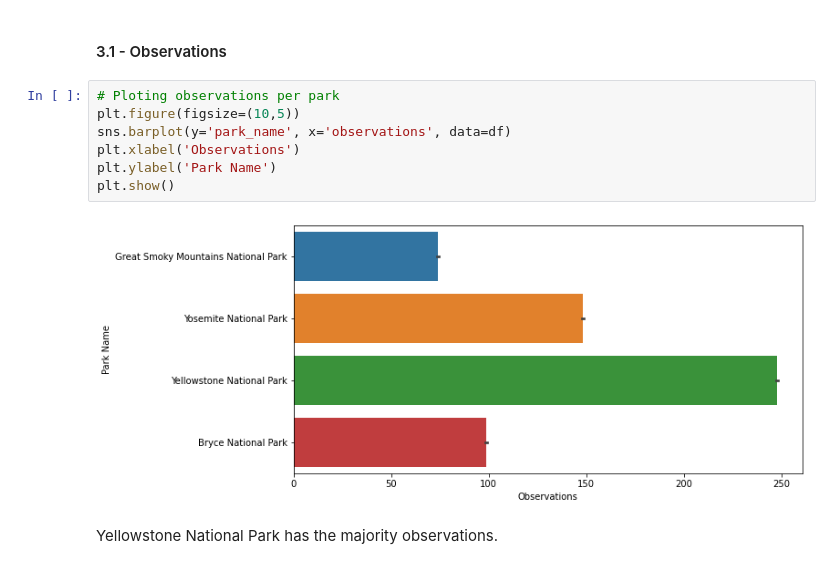
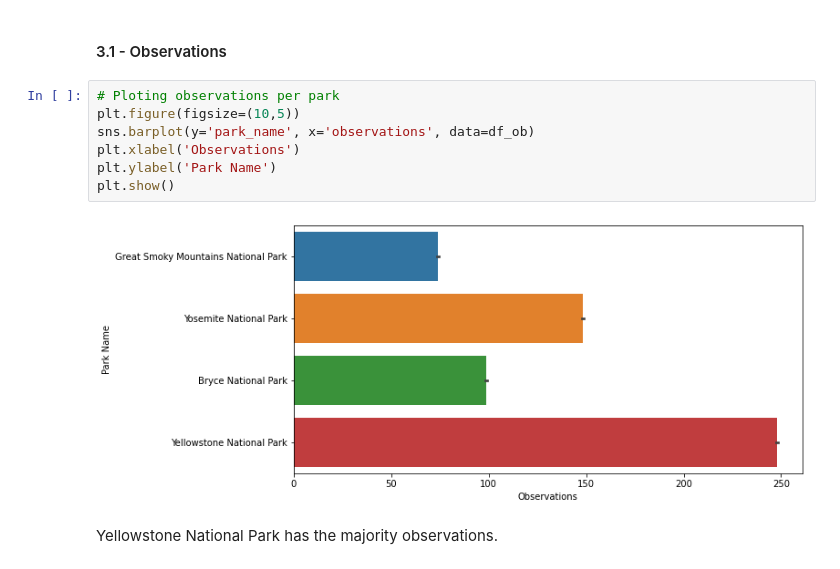
Before and after one commit to vfamim/Data-Science, a Jupyter notebook: Biodiversity/Biodiversity DataViz.ipynb, the cells around one changed output. Saved outputs shown, nothing was run; the diff lists cells and outputs as text.

```diff
--- a/Biodiversity/Biodiversity DataViz.ipynb
+++ b/Biodiversity/Biodiversity DataViz.ipynb
@@ -180,11 +158,11 @@ The Vascular Plant represents 76.3% of dataset, followed by bird with 9.2%
 # %%
 # Ploting observations per park
 plt.figure(figsize=(10,5))
-sns.barplot(y='park_name', x='observations', data=df)
+sns.barplot(y='park_name', x='observations', data=df_ob)
 plt.xlabel('Observations')
 plt.ylabel('Park Name')
 plt.show()
 # %% [output]
-[figure, old version]
+[figure, new version]
 # %% [markdown]
 Yellowstone National Park has the majority observations.
```
Also changed, not shown: parts of 42 cells of this notebook.
